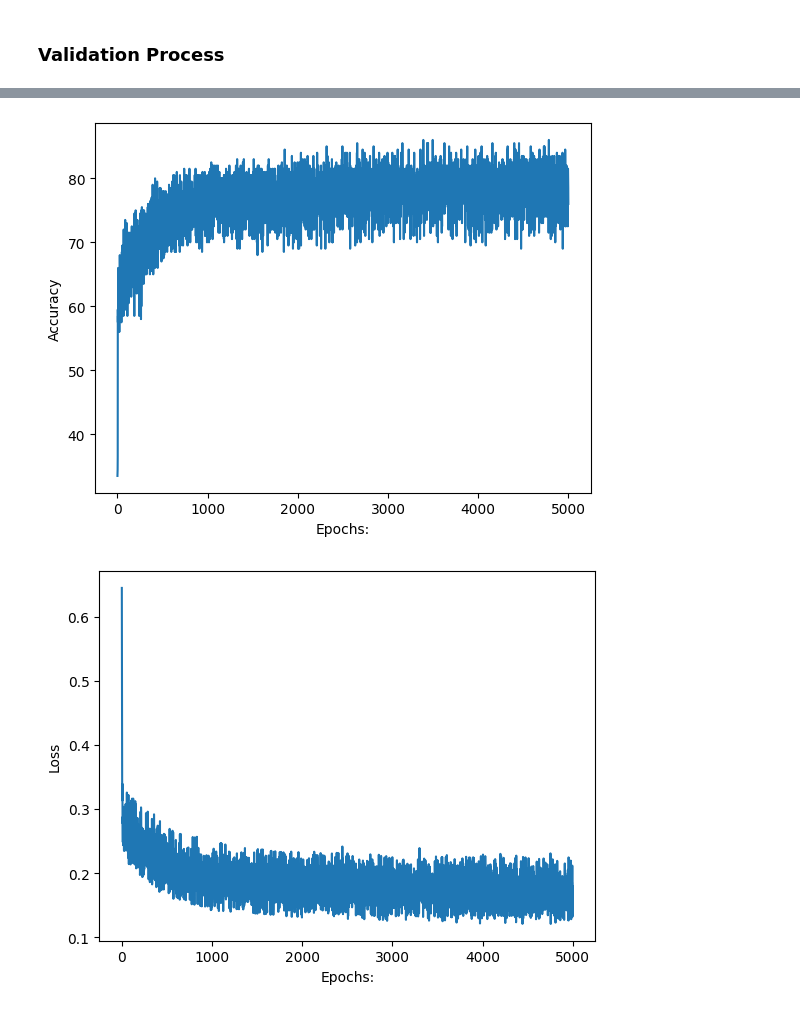
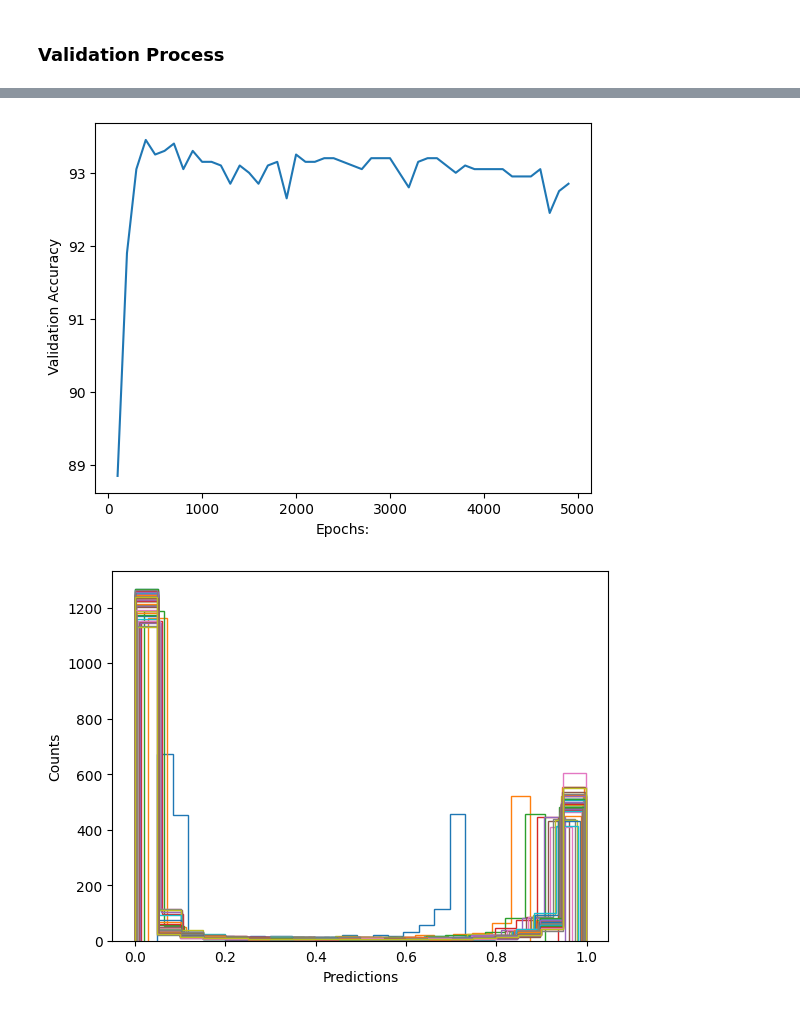
Before and after one commit to Cyrjl/Make-of-neural-network-with-numpy, a Jupyter notebook: Test_Final_NeuralNet.ipynb, the cells around one changed output, grey strips where cells are left out. Cells and saved outputs as stored; diff of their text form; code cells hidden in the pictures.

Commit message:
Comments + Test epochs

```diff
--- a/Test_Final_NeuralNet.ipynb
+++ b/Test_Final_NeuralNet.ipynb
@@ -194,18 +190,18 @@ class NeuralNet:
 # %%
 Batch = NamedTuple("Batch", [("inputs", Tensor), ("targets", Tensor)])
 
-
-class DataIterator:
-    def __call__(self, inputs: Tensor, targets: Tensor) -> Iterator[Batch]:
-        raise NotImplementedError
-
-
-class BatchIterator(DataIterator):
+class BatchIterator:
+    """
+    Organize the data in batch that are shuffled at each epoch
+    """
     def __init__(self, batch_size: int = 32, shuffle: bool = True) -> None:
         self.batch_size = batch_size
         self.shuffle = shuffle
 
     def __call__(self, inputs: Tensor, targets: Tensor) -> Iterator[Batch]:
+        """
+        Create batch iteratively and yields them one after the other
+        """
         starts = np.arange(0, len(inputs), self.batch_size)
         if self.shuffle:
             np.random.shuffle(starts)
@@ -335,20 +458,44 @@ bin_labels_validation = np.where(labels_validation.values == 0, 1, 0)
 # %%
-seed_value: bool = False
-batch_num: int = 200
+epoch_range = np.arange(100, 5000, 100)
 
-net1 = NeuralNet([
-    Linear(input_size=12, output_size=4, Seed=seed_value),
-    Activation(tanh, tanh_prime),
-    Linear(input_size=4, output_size=6, Seed=seed_value),
-    Activation(sigmoid, sigmoid_prime),
-    Linear(input_size=6, output_size=6, Seed=seed_value),
-    Activation(tanh, tanh_prime),
-    Linear(input_size=6, output_size=4, Seed=seed_value),
-    Activation(sigmoid, sigmoid_prime),
-    Linear(input_size=4, output_size=1, Seed=seed_value),
-])
+Acc_tot: Sequence = []
+Loss_tot: Sequence = []
+Pred_tot: Sequence = []
 
-train(net1, inputs=dataset1_train.values, targets=labels_train.values, loss=MeanSquareError(), iterator=BatchIterator(batch_size=batch_num), num_epochs=5000)
+for N in epoch_range:
 
-validate(net1, inputs=dataset1_validation.values, targets=labels_validation.values, loss=MeanSquareError(), iterator=BatchIterator(batch_size=batch_num))
+    net = NeuralNet([
+        Linear(input_size=12, output_size=4, Seed=seed_value),
+        Activation(tanh, tanh_prime),
+        Linear(input_size=4, output_size=6, Seed=seed_value),
+        Activation(tanh, tanh_prime),
+        Linear(input_size=6, output_size=6, Seed=seed_value),
+        Activation(tanh, tanh_prime),
+        Linear(input_size=6, output_size=4, Seed=seed_value),
+        Activation(tanh, tanh_prime),
+        Linear(input_size=4, output_size=1, Seed=seed_value),
+        Activation(sigmoid, sigmoid_prime),
+    ])
+
+    train(net, inputs=dataset1_train.values, targets=bin_labels_train,
+          loss=BinCrossEntropy(), iterator=BatchIterator(batch_size=batch_num), num_epochs=N, Print=False)
+
+    net_Loss_val, net_Acc_val, net_Actual_val, net_Pred_val = validate(net, inputs=dataset1_val.values, targets=bin_labels_val,
+                                                                        loss=BinCrossEntropy(), iterator=BatchIterator(batch_size=batch_num), Print=False)
+
+    Acc_tot.append(net_Acc_val)
+    Loss_tot.append(net_Loss_val)
+    Pred_tot.append(net_Pred_val)
+
+
+plt.plot(epoch_range, Acc_tot)
+plt.ylabel(' Validation Accuracy')
+plt.xlabel("Epochs:")
+plt.show()
+
+for p in Pred_tot:
+    plt.hist(p, histtype='step', bins=20)
+    plt.xlabel("Predictions")
+    plt.ylabel("Counts")
+plt.show()
 # %% [output]
@@ -372,2 +502,2 @@ Epoch =  4900  Loss =  0.17551342527987068  Acc =  79.0
-[figure, old version]
+[figure, new version]
-[figure, old version]
+[figure, new version]
```
Also changed, not shown: parts of 14 cells of this notebook.
